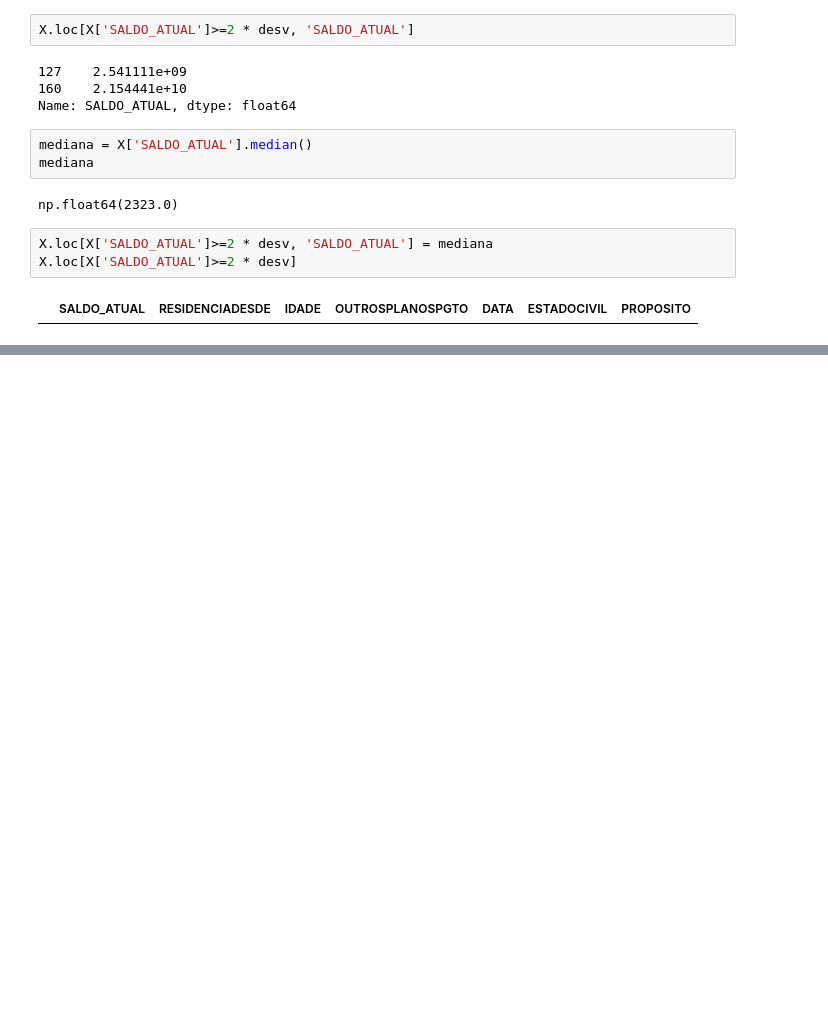
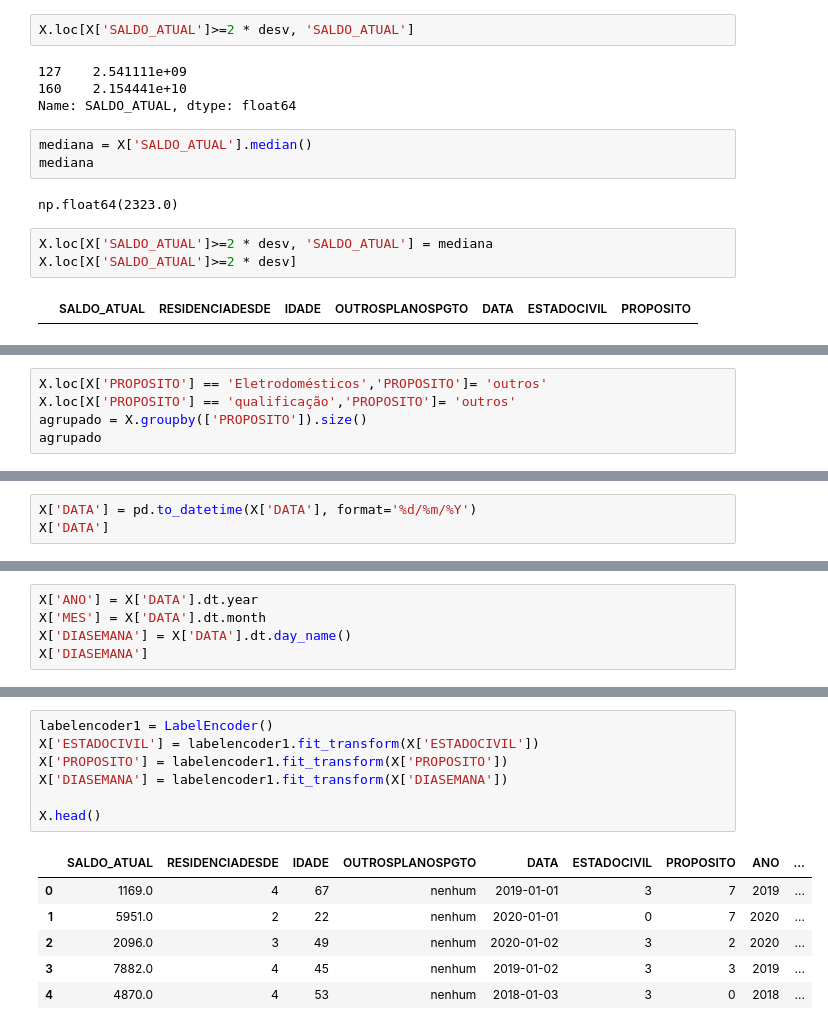
Before and after one commit to gustavofontanabertoldi/Machine_Learn_test, a Jupyter notebook: notebooks/advanced_topics_ml/atributes_eng.ipynb, the cells around one changed output, grey strips where cells are left out. Saved outputs shown, nothing was run; the diff lists cells and outputs as text; blank space fills up the shorter version.

```diff
--- a/notebooks/advanced_topics_ml/atributes_eng.ipynb
+++ b/notebooks/advanced_topics_ml/atributes_eng.ipynb
@@ -105,0 +129,5 @@ X.loc[X['SALDO_ATUAL']>=2 * desv]
+# %%
+X.loc[X['PROPOSITO'] == 'Eletrodomésticos','PROPOSITO']= 'outros'
+X.loc[X['PROPOSITO'] == 'qualificação','PROPOSITO']= 'outros'
+agrupado = X.groupby(['PROPOSITO']).size()
+agrupado
@@ -105,0 +145,3 @@ X.loc[X['SALDO_ATUAL']>=2 * desv]
+# %%
+X['DATA'] = pd.to_datetime(X['DATA'], format='%d/%m/%Y')
+X['DATA']
@@ -105,0 +161,5 @@ X.loc[X['SALDO_ATUAL']>=2 * desv]
+# %%
+X['ANO'] = X['DATA'].dt.year
+X['MES'] = X['DATA'].dt.month
+X['DIASEMANA'] = X['DATA'].dt.day_name()
+X['DIASEMANA']
@@ -105,0 +179,14 @@ X.loc[X['SALDO_ATUAL']>=2 * desv]
+# %%
+labelencoder1 = LabelEncoder()
+X['ESTADOCIVIL'] = labelencoder1.fit_transform(X['ESTADOCIVIL'])
+X['PROPOSITO'] = labelencoder1.fit_transform(X['PROPOSITO'])
+X['DIASEMANA'] = labelencoder1.fit_transform(X['DIASEMANA'])
+
+X.head()
+# %% [output]
+|  | SALDO_ATUAL | RESIDENCIADESDE | IDADE | OUTROSPLANOSPGTO | DATA | ESTADOCIVIL | PROPOSITO | ANO | ... |
+| 0 | 1169.0 | 4 | 67 | nenhum | 2019-01-01 | 3 | 7 | 2019 | ... |
+| 1 | 5951.0 | 2 | 22 | nenhum | 2020-01-01 | 0 | 7 | 2020 | ... |
+| 2 | 2096.0 | 3 | 49 | nenhum | 2020-01-02 | 3 | 2 | 2020 | ... |
+| 3 | 7882.0 | 4 | 45 | nenhum | 2019-01-02 | 3 | 3 | 2019 | ... |
+| 4 | 4870.0 | 4 | 53 | nenhum | 2018-01-03 | 3 | 0 | 2018 | ... |
```
Also changed, not shown: parts of 6 cells of this notebook.
